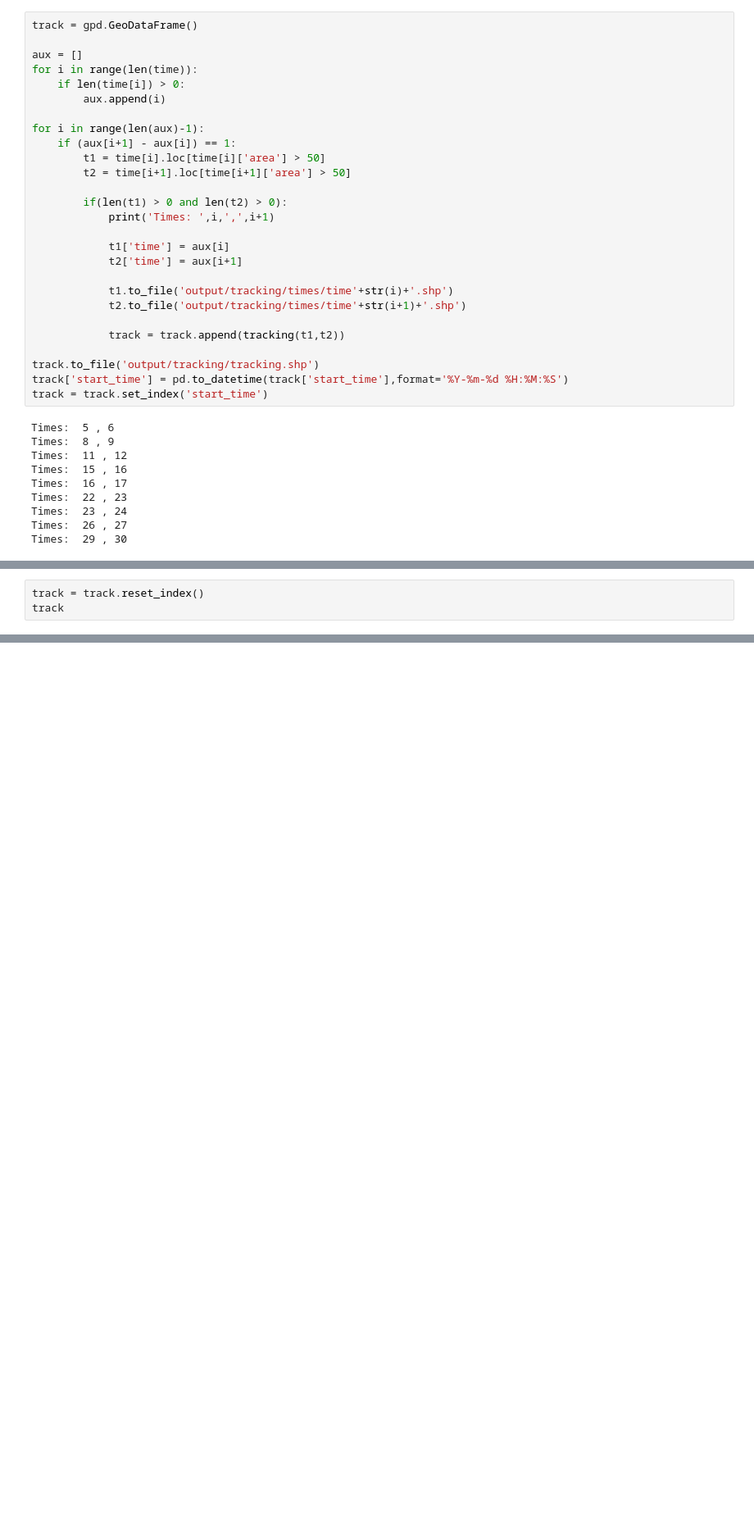
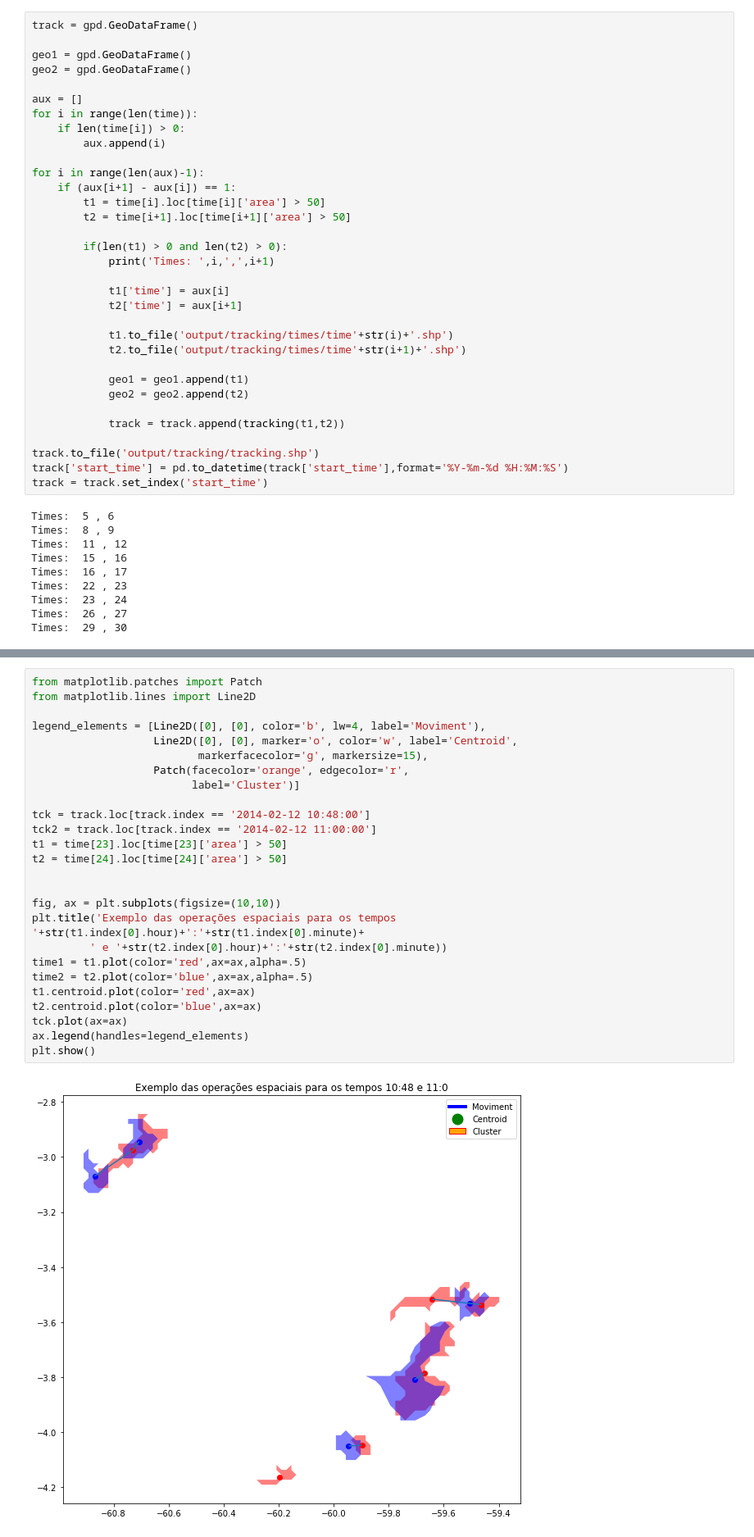
Before and after one commit to helvecioneto/CAP-359, a Jupyter notebook: 01-EDA.ipynb, the cells around one changed output, grey strips where cells are left out. Shown at 82% size. Cells and saved outputs as stored; diff of their text form; blank space fills up the shorter version.

Commit message:
Tracking

```diff
--- a/01-EDA.ipynb
+++ b/01-EDA.ipynb
@@ -515,6 +540,9 @@ def tracking(t0,t1):
     return track
 # %%
 track = gpd.GeoDataFrame()
+
+geo1 = gpd.GeoDataFrame()
+geo2 = gpd.GeoDataFrame()
 
 aux = []
 for i in range(len(time)):
@@ -535,6 +563,9 @@ for i in range(len(aux)-1):
             t1.to_file('output/tracking/times/time'+str(i)+'.shp')
             t2.to_file('output/tracking/times/time'+str(i+1)+'.shp')
 
+            geo1 = geo1.append(t1)
+            geo2 = geo2.append(t2)
+
             track = track.append(tracking(t1,t2))
 
 track.to_file('output/tracking/tracking.shp')
@@ -555,3 +583,0 @@ track.to_csv('output/tracking/tracking.csv')
-# %%
-track = track.reset_index()
-track
@@ -633,0 +611,28 @@ plt.show()
+# %%
+from matplotlib.patches import Patch
+from matplotlib.lines import Line2D
+
+legend_elements = [Line2D([0], [0], color='b', lw=4, label='Moviment'),
+                   Line2D([0], [0], marker='o', color='w', label='Centroid',
+                          markerfacecolor='g', markersize=15),
+                   Patch(facecolor='orange', edgecolor='r',
+                         label='Cluster')]
+
+tck = track.loc[track.index == '2014-02-12 10:48:00']
+tck2 = track.loc[track.index == '2014-02-12 11:00:00']
+t1 = time[23].loc[time[23]['area'] > 50]
+t2 = time[24].loc[time[24]['area'] > 50]
+
+
+fig, ax = plt.subplots(figsize=(10,10))
+plt.title('Exemplo das operações espaciais para os tempos '+str(t1.index[0].hour)+':'+str(t1.index[0].minute)+
+         ' e '+str(t2.index[0].hour)+':'+str(t2.index[0].minute))
+time1 = t1.plot(color='red',ax=ax,alpha=.5)
+time2 = t2.plot(color='blue',ax=ax,alpha=.5)
+t1.centroid.plot(color='red',ax=ax)
+t2.centroid.plot(color='blue',ax=ax)
+tck.plot(ax=ax)
+ax.legend(handles=legend_elements)
+plt.show()
+# %% [output]
+[figure, added]
```
Also changed, not shown: parts of 19 cells of this notebook.
